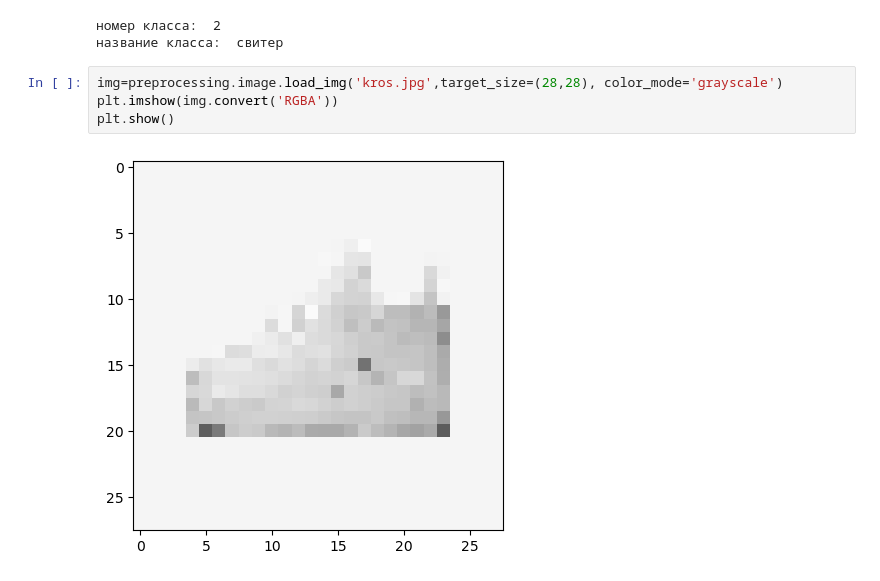
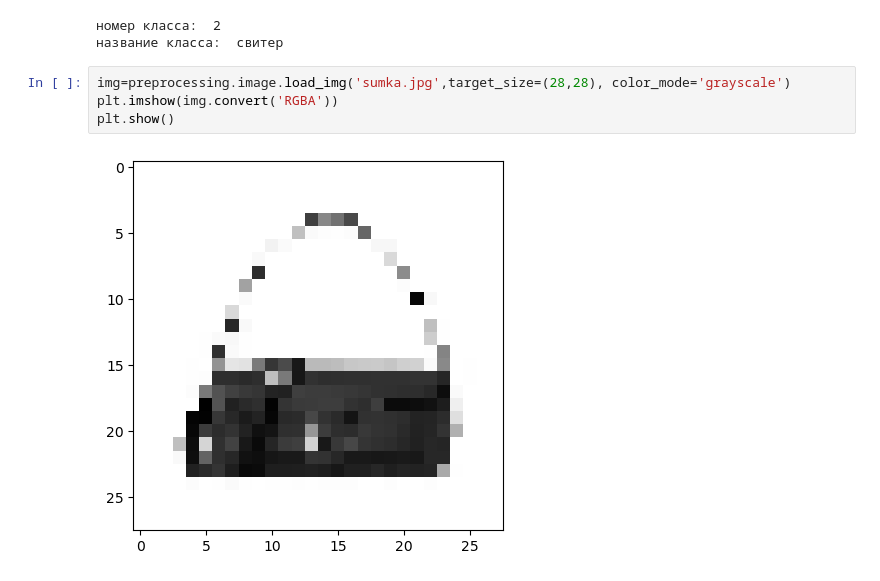
Before and after one commit to FLIPPED-RN/23IPS41-NC, a Jupyter notebook: NC2.ipynb, the cells around one changed output. Cells and saved outputs as stored; diff of their text form.

```diff
--- a/NC2.ipynb
+++ b/NC2.ipynb
@@ -102,11 +102,11 @@ print('название класса: ', classes[pred])
 номер класса:  2
 название класса:  свитер
 # %%
-img=preprocessing.image.load_img('kros.jpg',target_size=(28,28), color_mode='grayscale')
+img=preprocessing.image.load_img('sumka.jpg',target_size=(28,28), color_mode='grayscale')
 plt.imshow(img.convert('RGBA'))
 plt.show()
 # %% [output]
-[figure, old version]
+[figure, new version]
 # %%
 x=preprocessing.image.img_to_array(img)
 x=x.reshape((1,784))
```
Also changed, not shown: parts of 7 cells of this notebook, 6 other files.
